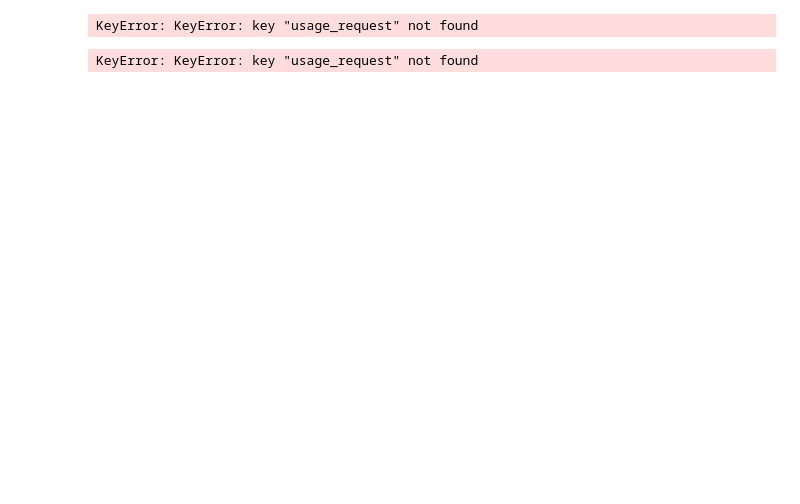
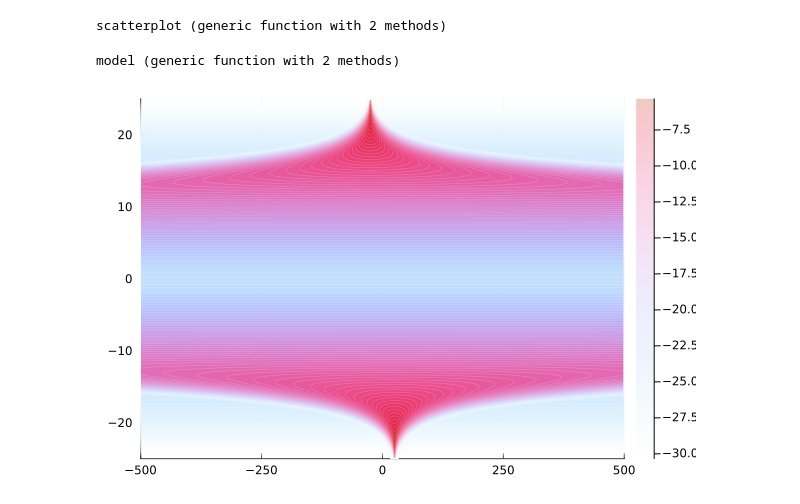
Before and after one commit to sidv23/haram, a Jupyter notebook: new/funnel.ipynb, the cells around one changed output. Drawn from its saved outputs; the diff is of its cells as text; code cells hidden in the pictures; blank space fills up the shorter version.

```diff
--- a/new/funnel.ipynb
+++ b/new/funnel.ipynb
@@ -7,12 +4,72 @@ in expression starting at In[1]:2
 # %%
 using main
 using Plots, Random, Distributions, ProgressMeter
-using Flux, DynamicPPL, Zygote
+using Flux, DynamicPPL, Zygote, ForwardDiff
 
 gr()
 theme(:default)
-default(fmt=:png, levels=7, lw=0.5, msw=0.5, la=0.5)
+default(fmt=:png, levels=100, lw=0.5, msw=0.5, la=0.5)
 ProgressMeter.ijulia_behavior(:clear);
-# %% [output]
-KeyError: KeyError: key "usage_request" not found
-KeyError: KeyError: key "usage_request" not found
+# %%
+function plt(m=model(2), exts=[(-50, 50), (-30, 30)], len=500, cls=palette(:linear_wcmr_100_45_c42_n256, 100); levels=10)
+    return contourf(
+        range(exts[1]..., length=len),
+        range(exts[2]..., length=len),
+        # (x, y) -> m.f([x; y])^(1-1e-10), c=cls,
+        (x, y) -> -(m.U([x; y])), c=cls,
+        fa=0.25,
+        levels=levels
+    )
+end
+
+function make_colorbar(m, lims; len=500)
+    z = map(
+        (x, y) -> -(m.U([x; y])),
+        range(lims[1]..., length=len),
+        range(lims[2]..., length=len)
+    ) |> extrema
+
+    cls = palette(:linear_wcmr_100_45_c42_n256, 100)
+    scatter(
+        [0, 0], [0, 1], c=cls,
+        zcolor=[0, 3], clims=z,
+        xlims=(1, 1.1), label="", cbartitle="",
+        xshowaxis=false, yshowaxis=false, grid=false
+    )
+end
+
+function scatterplot(x, baseplt=nothing; kwargs...)
+    if !isnothing(baseplt)
+        p = plot(baseplt)
+    else
+        p = plot(x -> 0, 0.01, 0.02, la=0, lw=0, c=:white)
+    end
+    p = plot(p, Tuple.(eachrow(x)); c=:black, lw=0.1, la=0.5, label="")
+    p = scatter(p, Tuple.(eachrow(x)); c=:orange, kwargs...)
+end
+# %% [output]
+scatterplot (generic function with 2 methods)
+# %%
+@model function funnel(d, c=20.0)
+    μ = 20
+    σ = 5.0
+    y ~ MixtureModel([Normal(-μ, σ), Normal(μ, σ)])
+    x ~ MixtureModel([MvNormal(x_ * ones(d - 1), 1 * exp(sign(x_) * 0.5 * (y + x_))) for x_ in [-c, +c]])
+end
+
+function model(d=2; c=20.0)
+    ℓ(x) = logjoint(funnel(d, c), (; x=x[1:end-1], y=x[end]))
+    U(x) = isfinite(ℓ(x)) ? -ℓ(x) : 1e200
+    dU(x) = ForwardDiff.gradient(U, x)
+    f(x) = max(exp(-U(x)), 1e-200)
+    g(x) = ForwardDiff.gradient(f, x)
+    return main.Model(ξ=mod, d=d, f=f, g=g, U=U, dU=dU)
+end
+# %% [output]
+model (generic function with 2 methods)
+# %%
+m = model(c=25.0)
+exts = [(-500, 500), (-25, 25)]
+plt(m, exts, levels=100)
+# %% [output]
+[figure, added]
```
Also changed, not shown: parts of 5 cells of this notebook, 11 other files.
